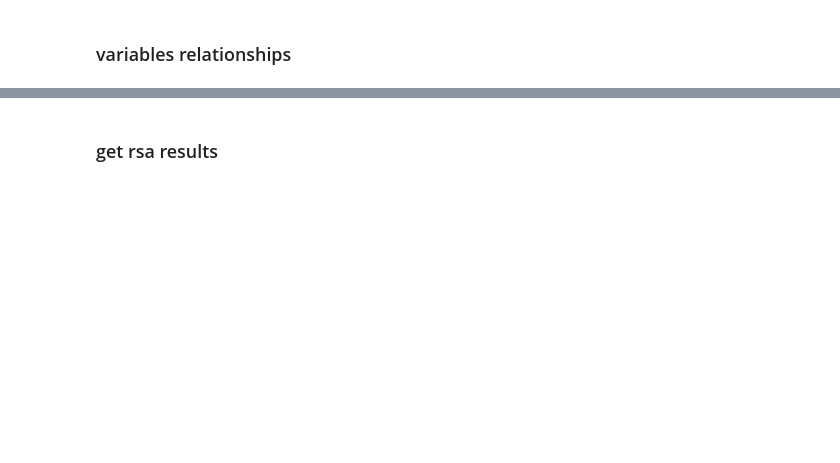
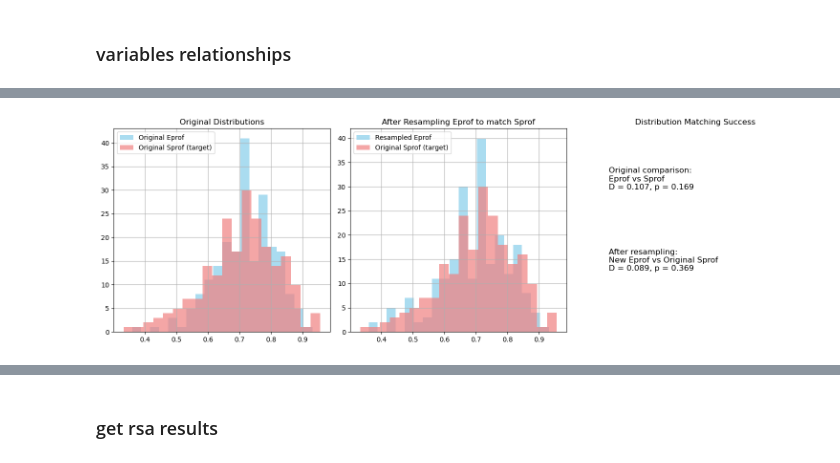
Before and after one commit to Weiiirrr/project_bilingualism_CVAE, a Jupyter notebook: script/CVAE_notebook/03-Analysis-RSA.ipynb, the cells around one changed output, grey strips where cells are left out. Saved outputs shown, nothing was run; the diff lists cells and outputs as text; code cells hidden in the pictures; blank space fills up the shorter version.

Commit message:
ad-hoc resampling

```diff
--- a/script/CVAE_notebook/03-Analysis-RSA.ipynb
+++ b/script/CVAE_notebook/03-Analysis-RSA.ipynb
@@ -290,0 +530,91 @@ See the caveats in the documentation: https://pandas.pydata.org/pandas-docs/stab
+# %%
+# Get bilinguals with both proficiency scores
+df_bi_clean = df_sort[(df_sort['bilingualism'] == 1) &
+                      df_sort['Eprof'].notna() &
+                      df_sort['Sprof'].notna()].copy()
+
+# Create bins based on original distributions
+n_bins = 10
+eprof_bins = pd.cut(df_bi_clean['Eprof'], bins=n_bins, labels=False)
+sprof_bins = pd.cut(df_bi_clean['Sprof'], bins=n_bins, labels=False)
+
+# Get distribution counts
+eprof_counts = pd.Series(eprof_bins).value_counts().sort_index()
+sprof_counts = pd.Series(sprof_bins).value_counts().sort_index()
+
+print("Original distributions:")
+print("Eprof bins:", eprof_counts.values)
+print("Sprof bins:", sprof_counts.values)
+
+# TARGET: Make new sample's Eprof match original Sprof distribution
+target_distribution = sprof_counts.reindex(range(n_bins), fill_value=0)
+
+# Sample Eprof subjects to match original Sprof distribution
+eprof_sampled_indices = []
+
+for bin_idx in range(n_bins):
+    target_count = target_distribution.iloc[bin_idx]
+
+    if target_count > 0:
+        # Get subjects in this Eprof bin
+        eprof_bin_mask = (eprof_bins == bin_idx)
+        eprof_bin_subjects = df_bi_clean[eprof_bin_mask].index.values
+
+        if len(eprof_bin_subjects) > 0:
+            if len(eprof_bin_subjects) >= target_count:
+                # Subsample if we have enough
+                selected = np.random.choice(eprof_bin_subjects, size=target_count, replace=False)
+            else:
+                # Oversample if we don't have enough
+                selected = np.random.choice(eprof_bin_subjects, size=target_count, replace=True)
+
+            eprof_sampled_indices.extend(selected)
+
+# Create resampled dataset
+df_matched = df_sort.loc[eprof_sampled_indices].copy()
+
+print(f"\nResampled dataset: {len(df_matched)} subjects")
+print(f"Original bilinguals: {len(df_bi_clean)} subjects")
+
+# Verify the new distribution
+plt.figure(figsize=(15, 5))
+
+plt.subplot(1, 3, 1)
+df_bi_clean['Eprof'].hist(bins=20, alpha=0.7, label='Original Eprof', color='skyblue')
+df_bi_clean['Sprof'].hist(bins=20, alpha=0.7, label='Original Sprof (target)', color='lightcoral')
+plt.title('Original Distributions')
+plt.legend()
+
+plt.subplot(1, 3, 2)
+df_matched['Eprof'].hist(bins=20, alpha=0.7, label='Resampled Eprof', color='skyblue')
+df_bi_clean['Sprof'].hist(bins=20, alpha=0.7, label='Original Sprof (target)', color='lightcoral')
+plt.title('After Resampling Eprof to match Sprof')
+plt.legend()
+
+plt.subplot(1, 3, 3)
+from scipy.stats import ks_2samp
+original_ks, original_p = ks_2samp(df_bi_clean['Eprof'], df_bi_clean['Sprof'])
+new_ks, new_p = ks_2samp(df_matched['Eprof'], df_bi_clean['Sprof'])
+
+plt.text(0.1, 0.7, f'Original comparison:\nEprof vs Sprof\nD = {original_ks:.3f}, p = {original_p:.3f}',
+         transform=plt.gca().transAxes, fontsize=12)
+plt.text(0.1, 0.3, f'After resampling:\nNew Eprof vs Original Sprof\nD = {new_ks:.3f}, p = {new_p:.3f}',
+         transform=plt.gca().transAxes, fontsize=12)
+plt.title('Distribution Matching Success')
+plt.axis('off')
+
+plt.tight_layout()
+plt.show()
+
+print(f"\nDistribution matching:")
+print(f"Original Eprof vs Sprof: D={original_ks:.3f}, p={original_p:.3f}")
+print(f"New Eprof vs Original Sprof: D={new_ks:.3f}, p={new_p:.3f}")
+
+# Show final counts per bin
+final_eprof_bins = pd.cut(df_matched['Eprof'], bins=n_bins, labels=False)
+final_eprof_counts = pd.Series(final_eprof_bins).value_counts().sort_index()
+
+print("\nFinal distributions:")
+print("Target Sprof bins:", target_distribution.values)
+print("New Eprof bins:   ", final_eprof_counts.reindex(range(n_bins), fill_value=0).values)
+# %% [output]
@@ -290,0 +627 @@ See the caveats in the documentation: https://pandas.pydata.org/pandas-docs/stab
+[figure, added]
```
Also changed, not shown: parts of 84 cells of this notebook, 5 other files.
